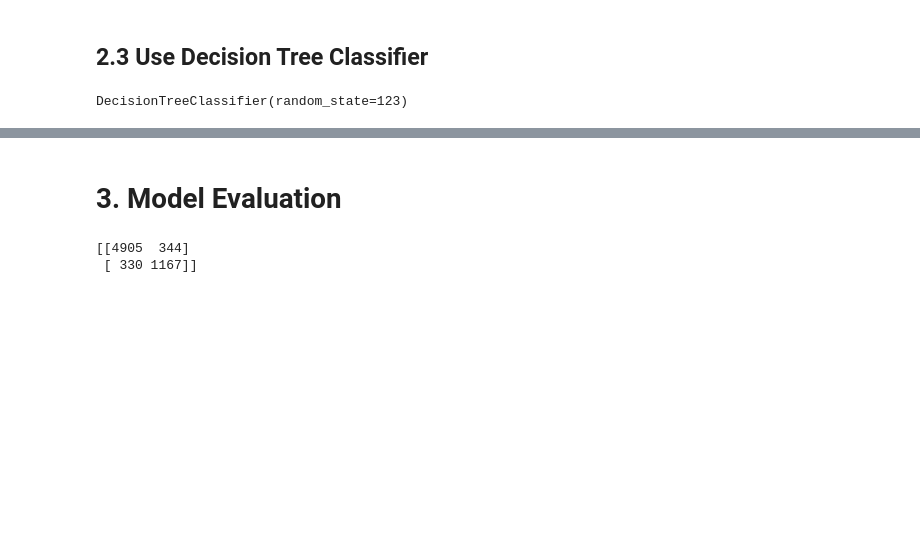
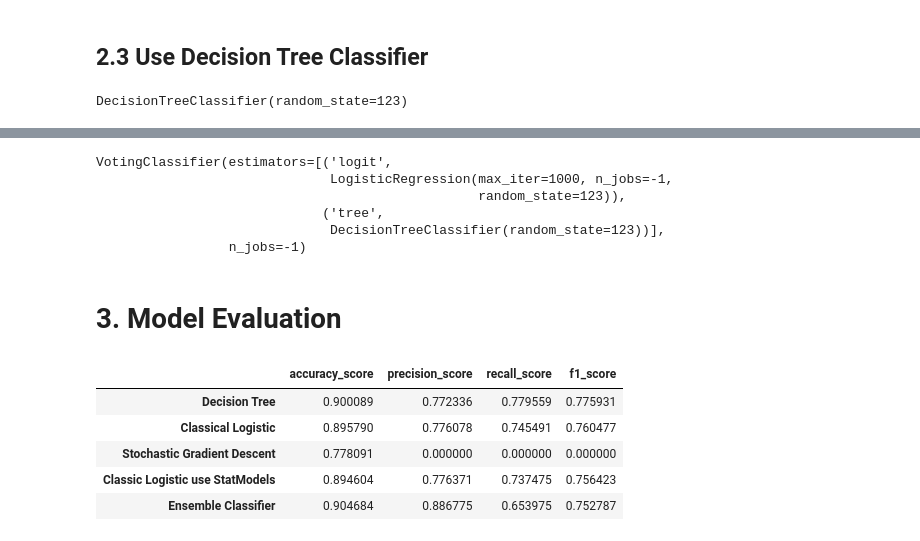
Before and after one commit to ant-analytics/torch-playground, a Jupyter notebook: notebooks/6.0-ant-classical-model-logistic.ipynb, the cells around one changed output, grey strips where cells are left out. Cells and saved outputs as stored; diff of their text form; code cells hidden in the pictures; blank space fills up the shorter version.

```diff
--- a/notebooks/6.0-ant-classical-model-logistic.ipynb
+++ b/notebooks/6.0-ant-classical-model-logistic.ipynb
@@ -102,3 +114,21 @@ quasi-separation. In this case some parameters will not be identified.
+# %%
+# define estimators for ensemble
+estimators = [('logit', LogisticRegression(random_state=random_state, n_jobs=n_jobs, max_iter=max_iter)),
+            #   ('sgd', SGDClassifier(loss='log_loss', random_state=random_state, n_jobs=n_jobs, max_iter=max_iter, alpha=1.0)),
+              ('tree', tree.DecisionTreeClassifier(random_state=random_state))]
+
+# define ensemble classifier
+voting_clf = VotingClassifier(estimators, voting='hard', n_jobs=n_jobs) # use all cores
+
+# fit ensemble classifier
+voting_clf.fit(X_train, y_train)
+# %% [output]
+VotingClassifier(estimators=[('logit',
+                              LogisticRegression(max_iter=1000, n_jobs=-1,
+                                                 random_state=123)),
+                             ('tree',
+                              DecisionTreeClassifier(random_state=123))],
+                 n_jobs=-1)
 # %% [markdown]
 # 3. Model Evaluation
 # %%
@@ -129,16 +159,33 @@ sgd_metrics = metric(y_val, sgd_preds)
 tree_preds = tree_clf.predict(X_val)
 tree_metrics = metric(y_val, tree_preds)
 
+# ensemble metrics
+ensemble_preds = voting_clf.predict(X_val)
+ensemble_metrics = metric(y_val, ensemble_preds)
+
 # stat_model metrics
 X_val_with_const = sm.add_constant(X_val.to_numpy())
 stat_model_preds = stat_model_results.predict(X_val_with_const) # get the predicted probabilities
 stat_model_preds = np.where(stat_model_preds > 0.5, 1, 0) # convert to binary
+stat_model_metrics = metric(y_val, stat_model_preds)
 
 # confusion matrix
 cm = confusion_matrix(y_val, stat_model_preds)
-# %%
-print(confusion_matrix(y_val, tree_preds, labels=[0, 1]))
-# %% [output]
-[[4905  344]
- [ 330 1167]]
+# %%
+df_tree = pd.DataFrame(tree_metrics, index=[0])
+df_logit = pd.DataFrame(logit_metrics, index=[0])
+df_sgd = pd.DataFrame(sgd_metrics, index=[0])
+df_stat_model = pd.DataFrame(stat_model_metrics, index=[0])
+df_ensemble = pd.DataFrame(ensemble_metrics, index=[0])
+
+df = pd.concat([df_tree, df_logit, df_sgd, df_stat_model, df_ensemble], axis=0)
+df.index = ['Decision Tree', 'Classical Logistic', 'Stochastic Gradient Descent', 'Classic Logistic use StatModels', 'Ensemble Classifier']
+df
+# %% [output]
+|  | accuracy_score | precision_score | recall_score | f1_score |
+| Decision Tree | 0.900089 | 0.772336 | 0.779559 | 0.775931 |
+| Classical Logistic | 0.895790 | 0.776078 | 0.745491 | 0.760477 |
+| Stochastic Gradient Descent | 0.778091 | 0.000000 | 0.000000 | 0.000000 |
+| Classic Logistic use StatModels | 0.894604 | 0.776371 | 0.737475 | 0.756423 |
+| Ensemble Classifier | 0.904684 | 0.886775 | 0.653975 | 0.752787 |
 # %%
```
Also changed, not shown: parts of 5 cells of this notebook.
